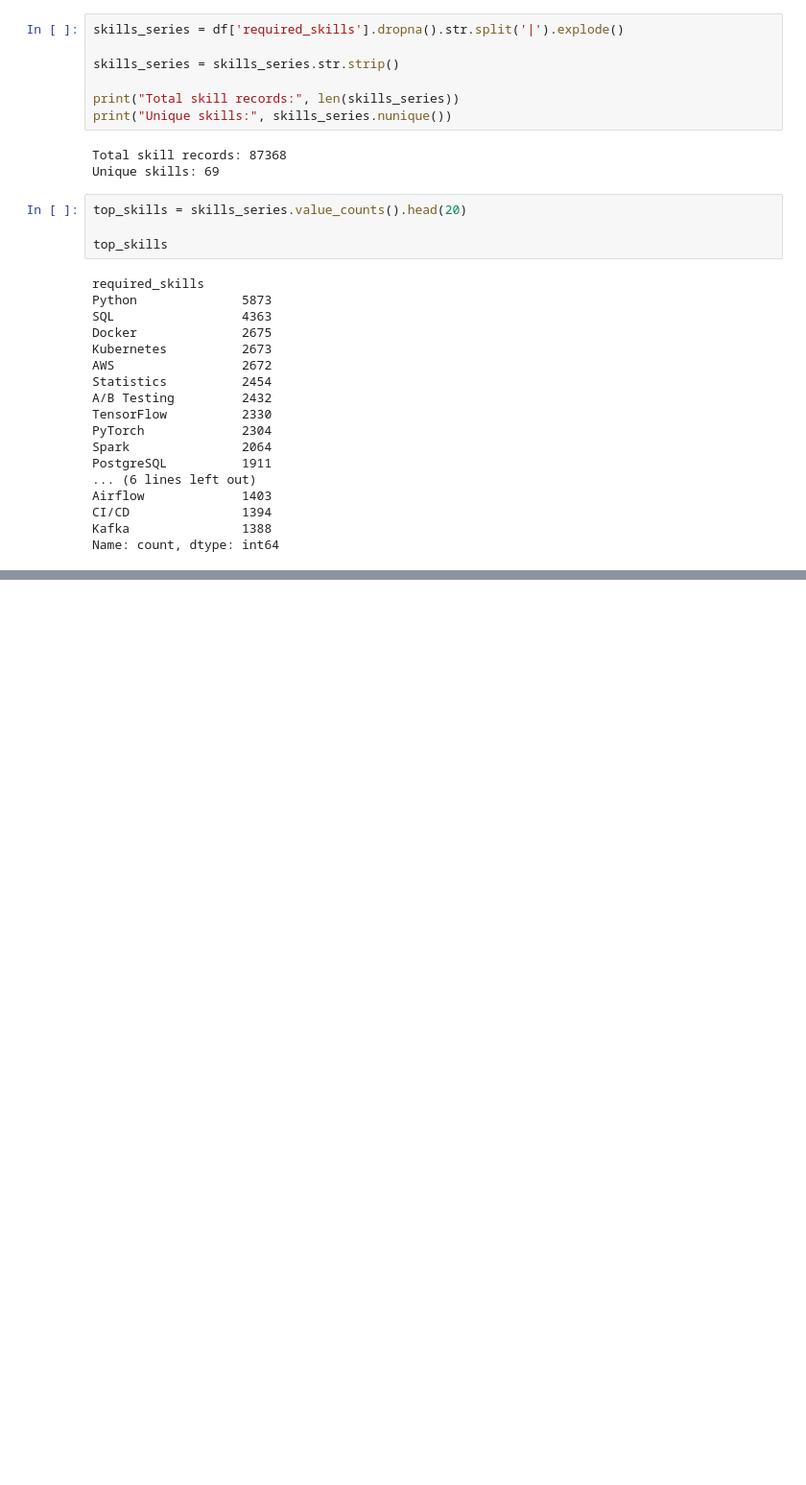
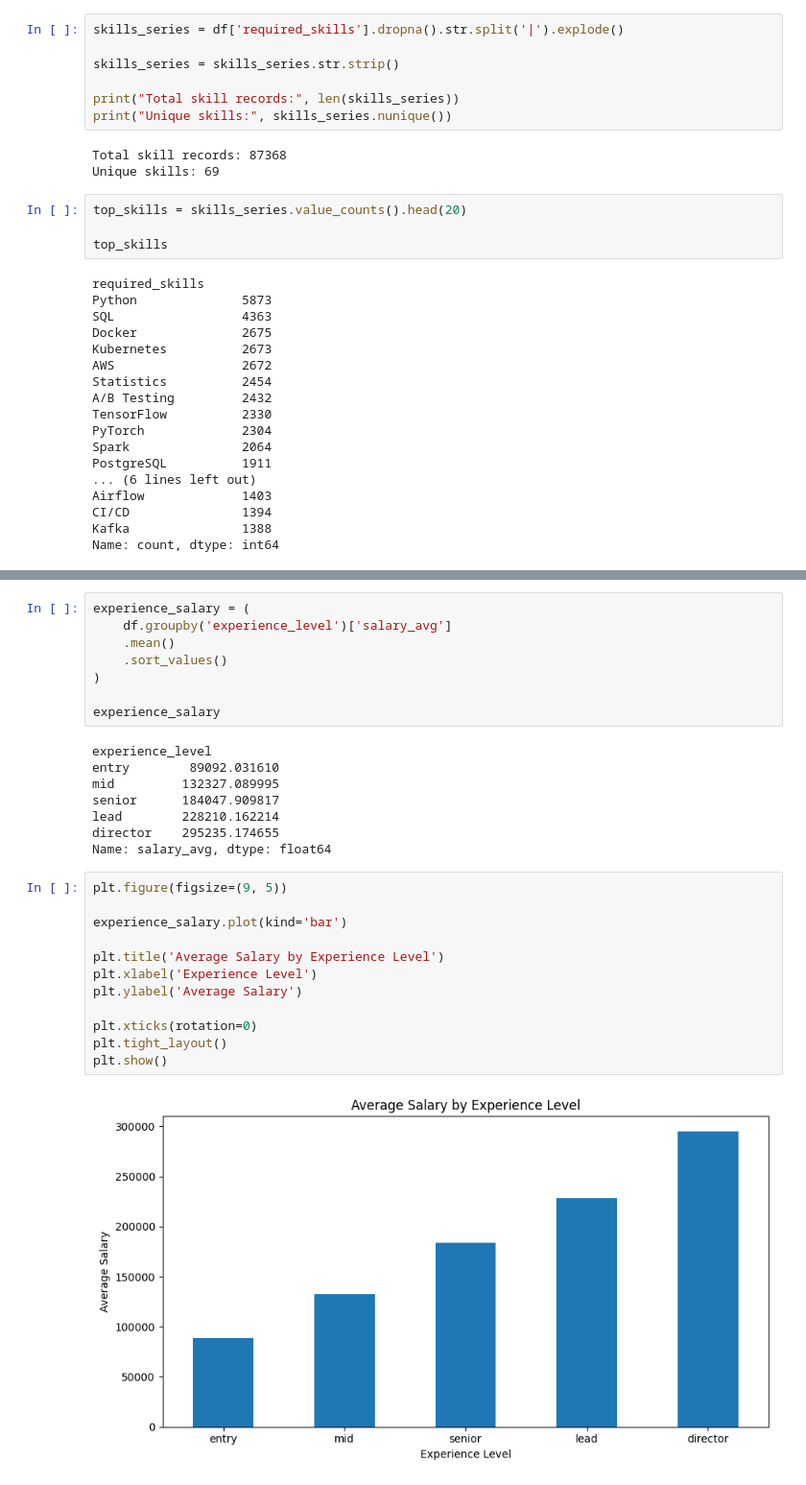
Before and after one commit to PHGNKavindya/Job_Market_Career_Recommendation, a Jupyter notebook: 01_Data_Exploration.ipynb, the cells around one changed output, grey strips where cells are left out. Shown at 96% size. Drawn from its saved outputs; the diff is of its cells as text; blank space fills up the shorter version.

```diff
--- a/01_Data_Exploration.ipynb
+++ b/01_Data_Exploration.ipynb
@@ -226,0 +886,30 @@ Name: count, dtype: int64
+# %%
+experience_salary = (
+    df.groupby('experience_level')['salary_avg']
+    .mean()
+    .sort_values()
+)
+
+experience_salary
+# %% [output]
+experience_level
+entry        89092.031610
+mid         132327.089995
+senior      184047.909817
+lead        228210.162214
+director    295235.174655
+Name: salary_avg, dtype: float64
+# %%
+plt.figure(figsize=(9, 5))
+
+experience_salary.plot(kind='bar')
+
+plt.title('Average Salary by Experience Level')
+plt.xlabel('Experience Level')
+plt.ylabel('Average Salary')
+
+plt.xticks(rotation=0)
+plt.tight_layout()
+plt.show()
+# %% [output]
+[figure, added]
```
Also changed, not shown: parts of 66 cells of this notebook, 3 other files.
